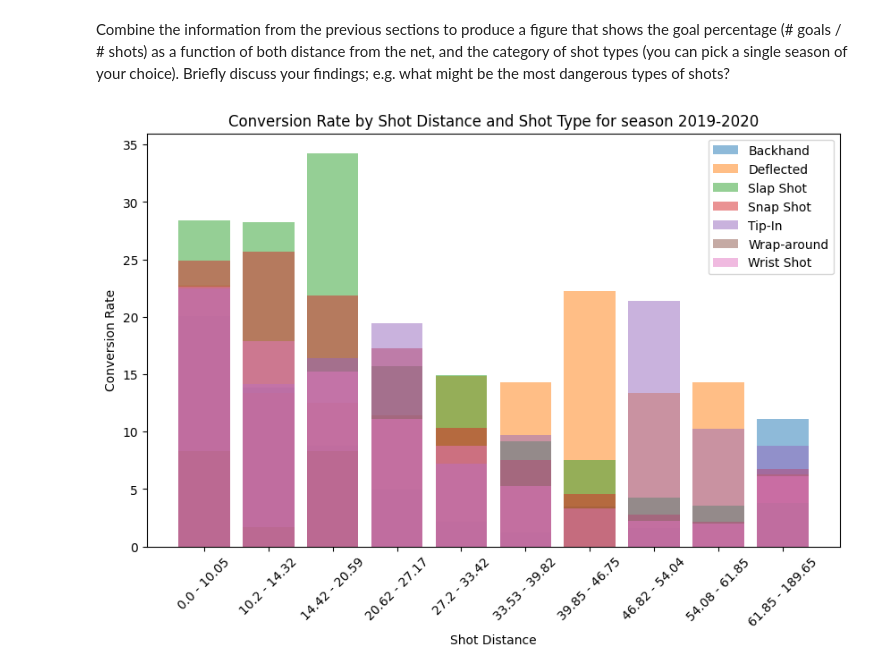
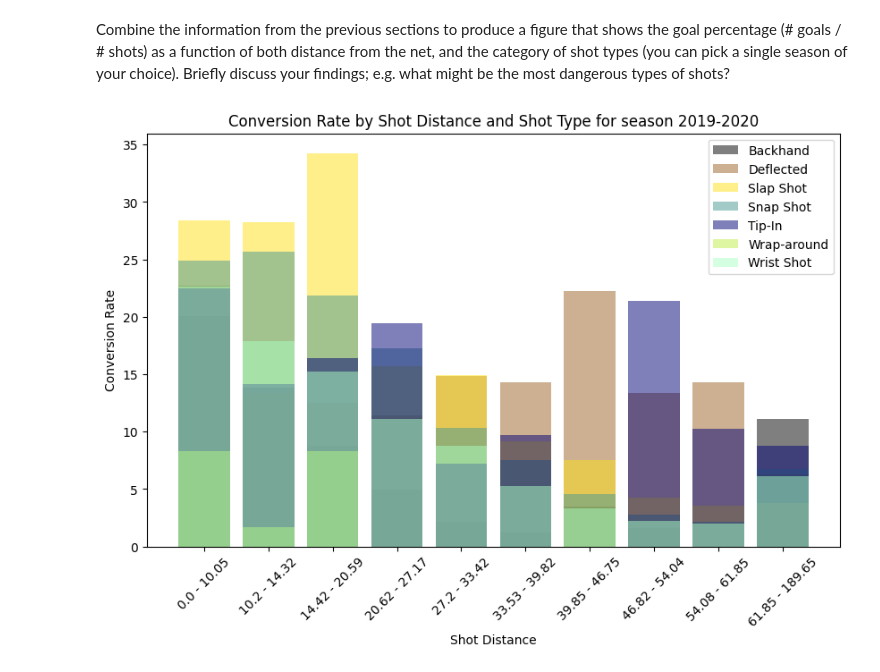
Before and after one commit to theAayushbajaj/NHL-Milestone-Project, a Jupyter notebook: src/Notebooks/02_simple_visualizations.ipynb, the cells around one changed output. Saved outputs shown, nothing was run; the diff lists cells and outputs as text; code cells hidden in the pictures.

```diff
--- a/src/Notebooks/02_simple_visualizations.ipynb
+++ b/src/Notebooks/02_simple_visualizations.ipynb
@@ -19,6 +19,9 @@ for filename in os.listdir(csv_dir):
 
 # Concatenate the DataFrames from all partitions
 df = pd.concat(dfs, ignore_index=True)
+# %%
+# for playdataProd.csv
+df = pd.read_csv('../data/playDataProd.csv')
 # %%
 print(f"Shape of the dataframe: {df.shape}")
 display(df.head(10))
@@ -307,9 +241,10 @@ plt.show()
 # %% [markdown]
 Combine the information from the previous sections to produce a figure that shows the goal percentage (# goals / # shots) as a function of both distance from the net, and the category of shot types (you can pick a single season of your choice). Briefly discuss your findings; e.g. what might be the most dangerous types of shots?
 # %%
-temp = df[df.season==20192020].pivot_table(index=['shot_distance_quantile_range','shotType'],
+compare_perc_dist_type = df[df.season==20192020].pivot_table(index=['shot_distance_quantile_range','shotType'],
                                 columns=['event'],
                                 values=['eventIdx'],
                                 aggfunc=['count'],
                                 fill_value=0).reset_index()
-temp.columns = ['shot_distance_quantile_range','shotType','Goal','Shot']
+compare_perc_dist_type.columns = ['shot_distance_quantile_range','shotType','Goal','Shot']
+compare_perc_dist_type['Conversion Rate'] = compare_perc_dist_type['Goal'] *100/ (compare_perc_dist_type['Shot']+compare_perc_dist_type['Goal'])
@@ -318,27 +253,29 @@ temp['Conversion Rate'] = temp['Goal'] *100/ (temp['Shot']+temp['Goal'])
 # %%
 # Get unique shot types
-shot_types = temp['shotType'].unique()
+shot_types = compare_perc_dist_type['shotType'].unique()
 
 # Create a figure and axis
 fig, ax = plt.subplots(figsize=(10, 6))
+# Define custom colors for each shot type
+custom_colors = ['#000000', '#9A6324', '#ffe119', '#469990', '#000075', '#bfef45', '#aaffc3']
 
 # Plot bars for each shot type
-for shot_type in shot_types:
-    shot_type_data = temp[temp['shotType'] == shot_type]
+for i,shot_type in enumerate(shot_types):
+    shot_type_data = compare_perc_dist_type[compare_perc_dist_type['shotType'] == shot_type]
     x_values = shot_type_data['shot_distance_quantile_range']
     y_values = shot_type_data['Conversion Rate']
-    ax.bar(x_values, y_values, label=shot_type, alpha=0.5)
+    ax.bar(x_values, y_values, label=shot_type, color = [custom_colors[i]],alpha=0.5)
 
 # Set labels and title
 ax.set_xlabel('Shot Distance')
 ax.set_ylabel('Conversion Rate')
 plt.xticks(rotation=45)
 ax.set_title('Conversion Rate by Shot Distance and Shot Type for season 2019-2020')
 
 # Add a legend
 ax.legend()
 
 # Show the plot
 plt.show()
 # %% [output]
-[figure, old version]
+[figure, new version]
```
Also changed, not shown: parts of 8 cells of this notebook, 10 other files.
